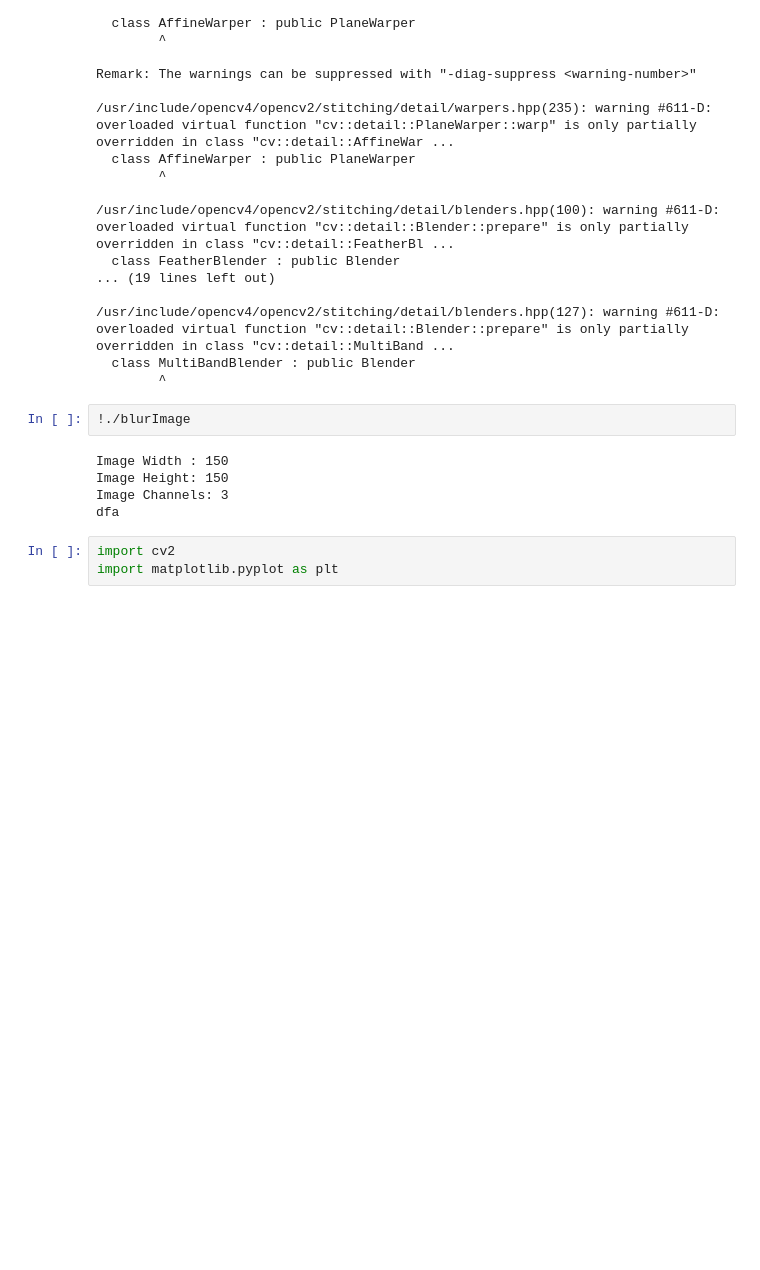
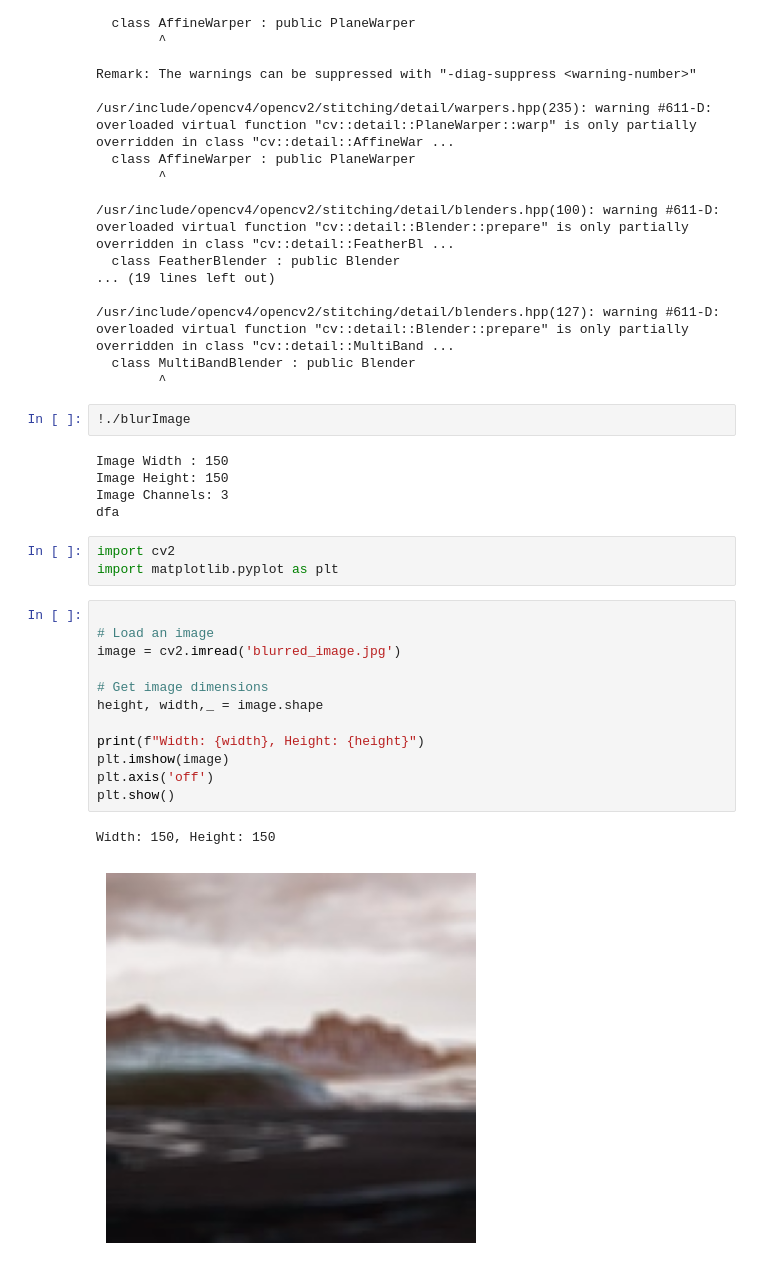
Before and after one commit to prayaspatnaik21/HPC, a Jupyter notebook: ImageBlur.ipynb, the cells around one changed output. Saved outputs shown, nothing was run; the diff lists cells and outputs as text; blank space fills up the shorter version.

```diff
--- a/ImageBlur.ipynb
+++ b/ImageBlur.ipynb
@@ -180,3 +180,18 @@ dfa
 # %%
 import cv2
 import matplotlib.pyplot as plt
+# %%
+
+# Load an image
+image = cv2.imread('blurred_image.jpg')
+
+# Get image dimensions
+height, width,_ = image.shape
+
+print(f"Width: {width}, Height: {height}")
+plt.imshow(image)
+plt.axis('off')
+plt.show()
+# %% [output]
+Width: 150, Height: 150
+[figure, added]
```
Also changed, not shown: parts of 1 cell of this notebook.
